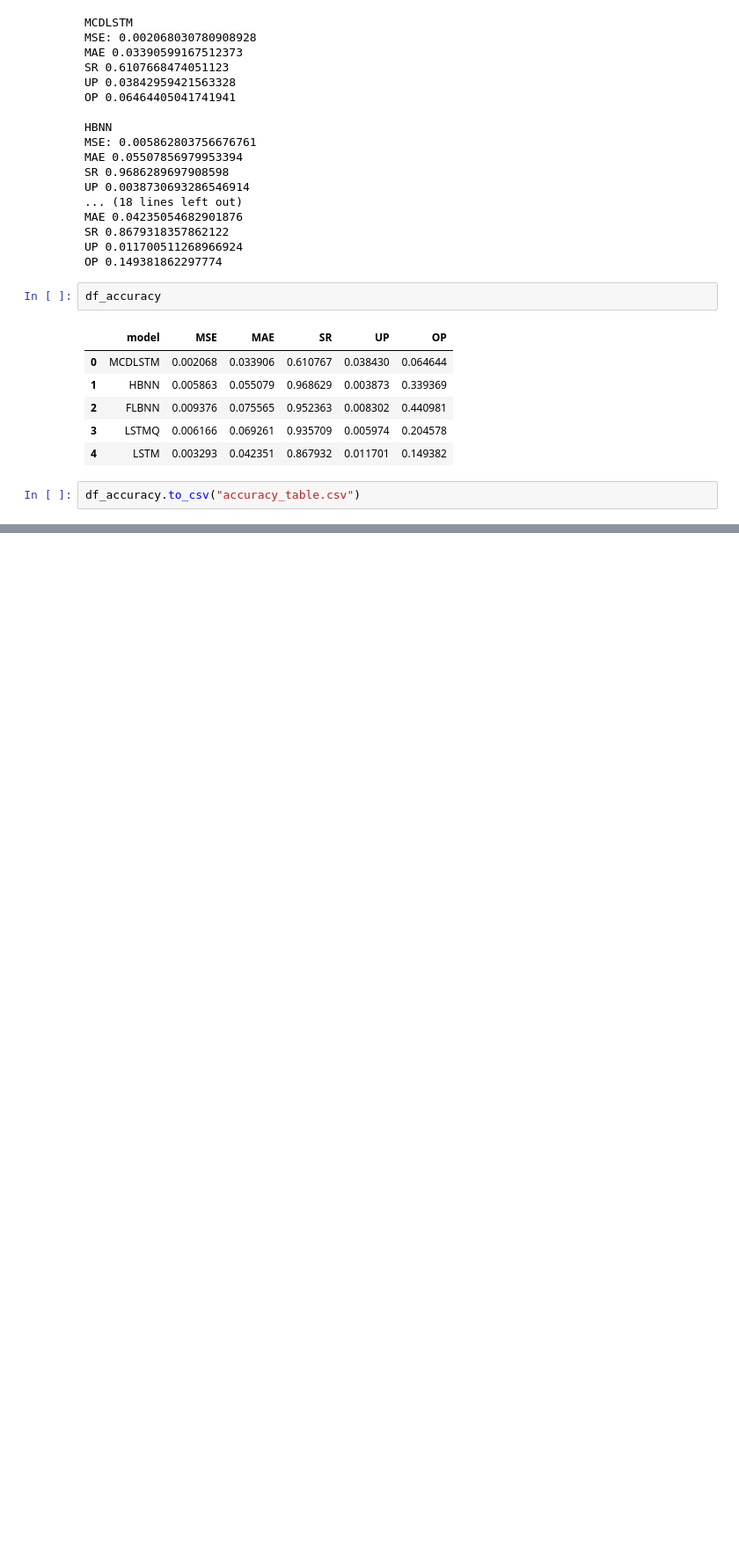
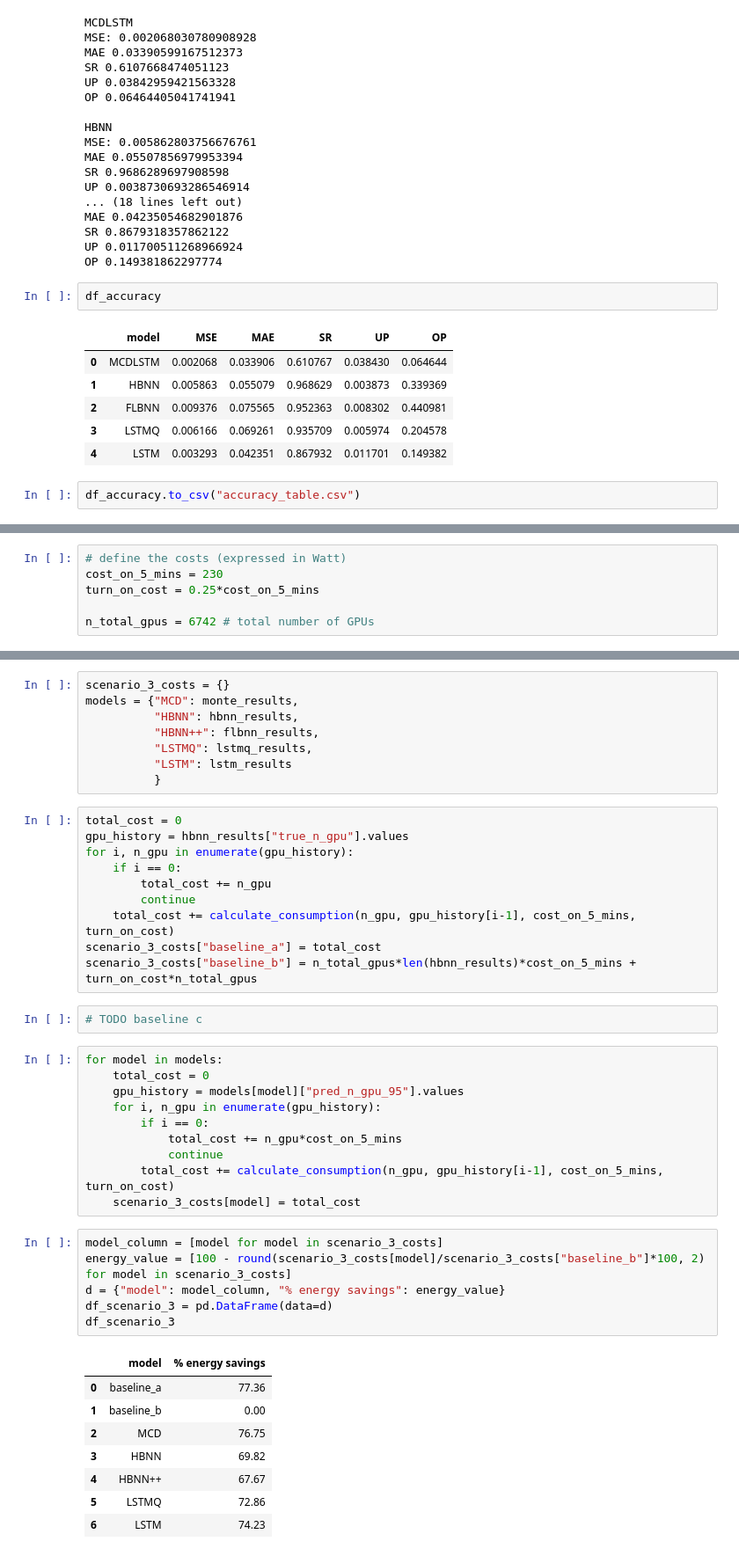
Before and after one commit to andreareds/GreenUncertaintyForecaster, a Jupyter notebook: res/analysis.ipynb, the cells around one changed output, grey strips where cells are left out. Shown at 88% size. Saved outputs shown, nothing was run; the diff lists cells and outputs as text; blank space fills up the shorter version.

Commit message:
Analysis results: work in progress

```diff
--- a/res/analysis.ipynb
+++ b/res/analysis.ipynb
@@ -337,0 +231,6 @@ df_accuracy.to_csv("accuracy_table.csv")
+# %%
+# define the costs (expressed in Watt)
+cost_on_5_mins = 230
+turn_on_cost = 0.25*cost_on_5_mins
+
+n_total_gpus = 6742 # total number of GPUs
@@ -337,0 +289,45 @@ df_accuracy.to_csv("accuracy_table.csv")
+# %%
+scenario_3_costs = {}
+models = {"MCD": monte_results,
+          "HBNN": hbnn_results,
+          "HBNN++": flbnn_results,
+          "LSTMQ": lstmq_results,
+          "LSTM": lstm_results
+          }
+# %%
+total_cost = 0
+gpu_history = hbnn_results["true_n_gpu"].values
+for i, n_gpu in enumerate(gpu_history):
+    if i == 0:
+        total_cost += n_gpu
+        continue
+    total_cost += calculate_consumption(n_gpu, gpu_history[i-1], cost_on_5_mins, turn_on_cost)
+scenario_3_costs["baseline_a"] = total_cost
+scenario_3_costs["baseline_b"] = n_total_gpus*len(hbnn_results)*cost_on_5_mins + turn_on_cost*n_total_gpus
+# %%
+# TODO baseline c
+# %%
+for model in models:
+    total_cost = 0
+    gpu_history = models[model]["pred_n_gpu_95"].values
+    for i, n_gpu in enumerate(gpu_history):
+        if i == 0:
+            total_cost += n_gpu*cost_on_5_mins
+            continue
+        total_cost += calculate_consumption(n_gpu, gpu_history[i-1], cost_on_5_mins, turn_on_cost)
+    scenario_3_costs[model] = total_cost
+# %%
+model_column = [model for model in scenario_3_costs]
+energy_value = [100 - round(scenario_3_costs[model]/scenario_3_costs["baseline_b"]*100, 2) for model in scenario_3_costs]
+d = {"model": model_column, "% energy savings": energy_value}
+df_scenario_3 = pd.DataFrame(data=d)
+df_scenario_3
+# %% [output]
+|  | model | % energy savings |
+| 0 | baseline_a | 77.36 |
+| 1 | baseline_b | 0.00 |
+| 2 | MCD | 76.75 |
+| 3 | HBNN | 69.82 |
+| 4 | HBNN++ | 67.67 |
+| 5 | LSTMQ | 72.86 |
+| 6 | LSTM | 74.23 |
```
Also changed, not shown: parts of 23 cells of this notebook.
